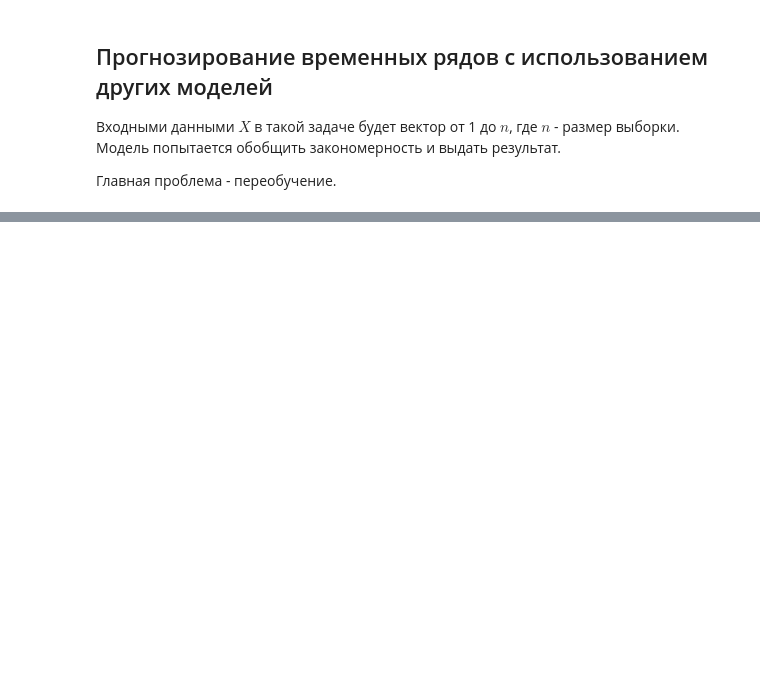
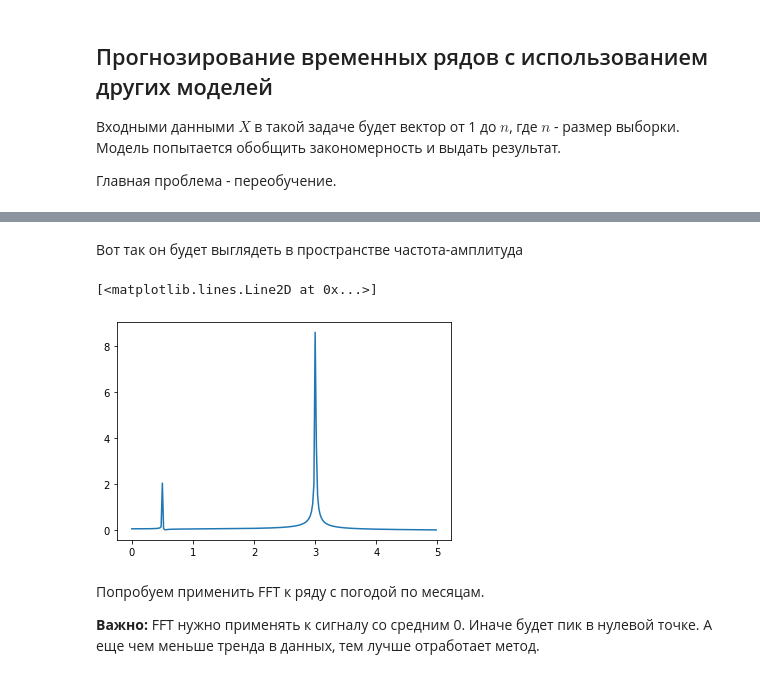
Before and after one commit to svkov/ml-course-brunoyam, a Jupyter notebook: 09-time-series.ipynb, the cells around one changed output, grey strips where cells are left out. Drawn from its saved outputs; the diff is of its cells as text; code cells hidden in the pictures; blank space fills up the shorter version.

```diff
--- a/09-time-series.ipynb
+++ b/09-time-series.ipynb
@@ -214,0 +240,13 @@ from statsmodels.tsa.api import VAR
+# %% [markdown]
+Вот так он будет выглядеть в пространстве частота-амплитуда
+# %%
+yf = fft(y)
+xf = fftfreq(n, t)[:n//2]
+plt.plot(xf, 2 / n * np.abs(yf[:n//2]))
+# %% [output]
+[<matplotlib.lines.Line2D at 0x...>]
+[figure, added]
+# %% [markdown]
+Попробуем применить FFT к ряду с погодой по месяцам.
+
+**Важно:** FFT нужно применять к сигналу со средним 0. Иначе будет пик в нулевой точке. А еще чем меньше тренда в данных, тем лучше отработает метод.
```
Also changed, not shown: parts of 26 cells of this notebook.
